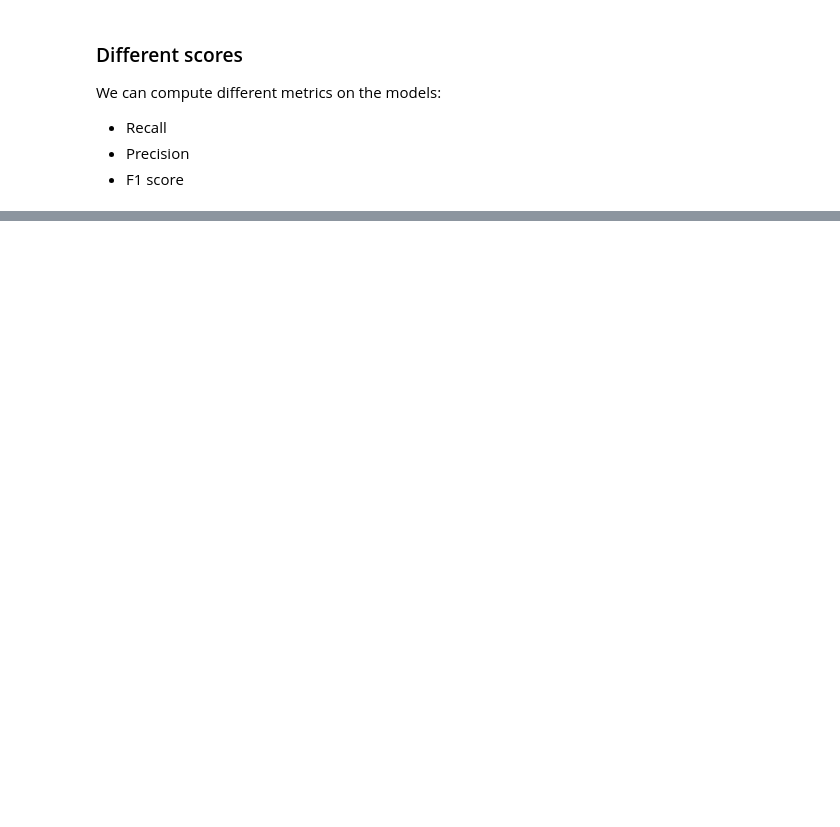
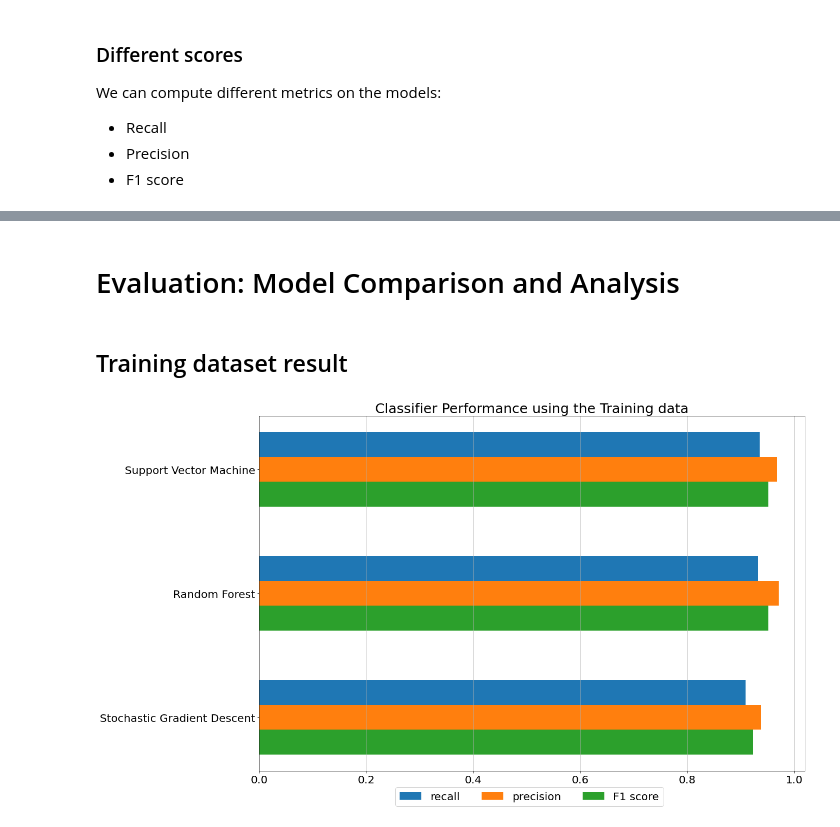
Before and after one commit to qbootstud5/Assignment_3, a Jupyter notebook: notebook.ipynb, the cells around one changed output, grey strips where cells are left out. Drawn from its saved outputs; the diff is of its cells as text; code cells hidden in the pictures; blank space fills up the shorter version.

```diff
--- a/notebook.ipynb
+++ b/notebook.ipynb
@@ -483,0 +475,32 @@ scores_dict
+# %% [markdown]
+# Evaluation: Model Comparison and Analysis
+# %%
+def plot_function(score_dict: dict, title=""):
+    fig, ax = plt.subplots(figsize=(18, 12))
+    shift = 0.2
+    data_values = {}
+    for index_1, key_1 in enumerate(score_dict.keys()):
+        for index_2, key_2 in enumerate(score_dict[key_1].keys()):
+            if key_2 not in set(data_values.keys()):
+                data_values[key_2] = {
+                    "index": [],
+                    "values": []
+                }
+            data_values[key_2]["index"].append(index_1 + (index_2 - 1) * shift)
+            data_values[key_2]["values"].append(score_dict[key_1][key_2])
+    for key, value in data_values.items():
+        ax.barh(value["index"], value["values"], height=0.2, align="center", label=key)
+    ax.invert_yaxis()
+    ax.yaxis.set_major_locator(plt.FixedLocator(list(range(3))))
+    ax.set_yticklabels(list(score_dict.keys()), fontsize=20)
+    ax.tick_params(axis="x", labelsize=20)
+    ax.xaxis.grid()
+    ax.legend(fontsize=20, ncol=3, loc=(0.25, -0.1))
+    ax.set_title(title, fontsize=25)
+    plt.show()
+# %% [markdown]
+## Training dataset result
+# %%
+plot_function(training_scores_dict, title = "Classifier Performance using the Training data")
+# %% [output]
+[figure, added]
```
Also changed, not shown: parts of 18 cells of this notebook.
